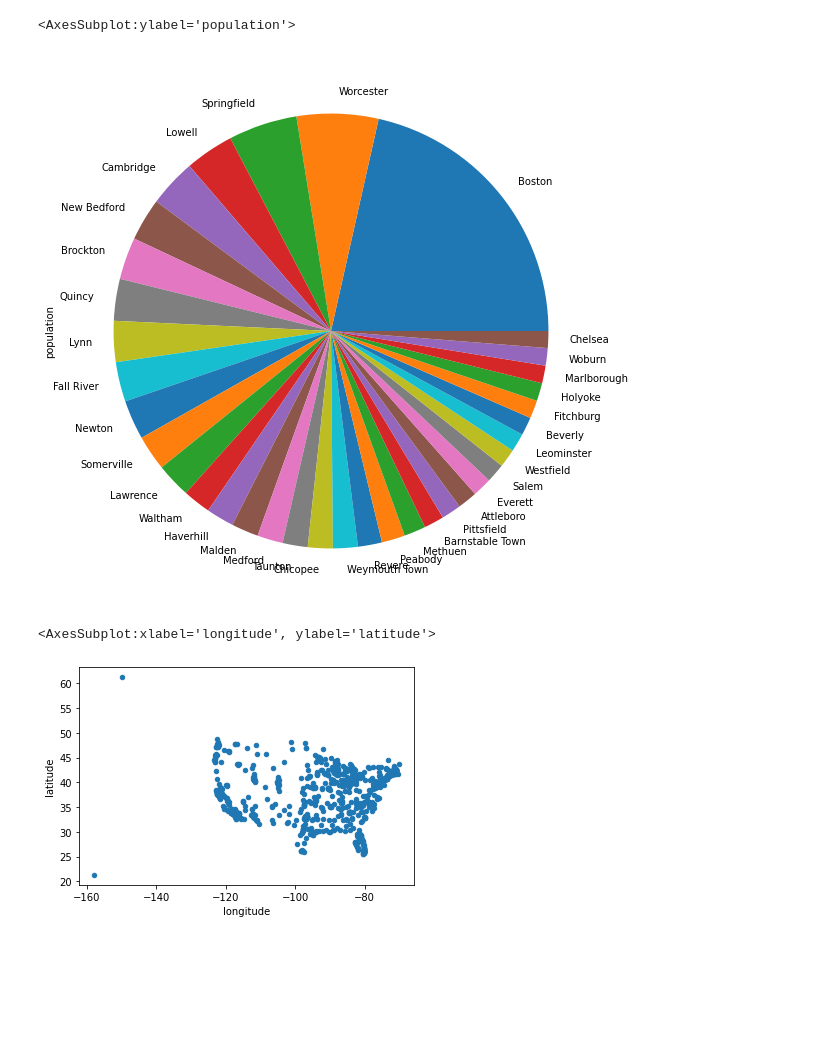
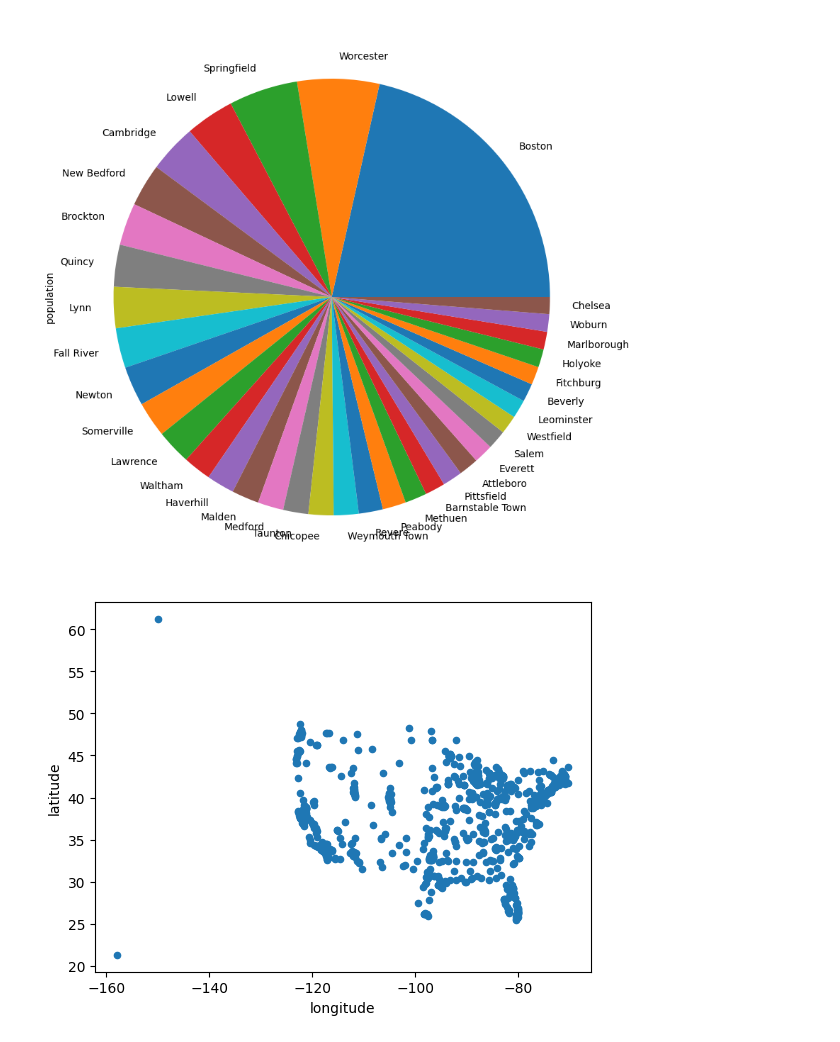
Before and after one commit to reuven/pandas-workout, a Jupyter notebook: chapter-10/Exercise 43 — Cities.ipynb, the cells around one changed output. Cells and saved outputs as stored; diff of their text form; code cells hidden in the pictures; blank space fills up the shorter version.

```diff
--- a/chapter-10/Exercise 43 — Cities.ipynb
+++ b/chapter-10/Exercise 43 — Cities.ipynb
@@ -31,15 +34,17 @@ df.loc[df['state']=='Pennsylvania', ['city','growth_from_2000_to_2013']].set_ind
 [figure]
 # %%
 # Create a pie plot from all Massachusetts cities, so that we can see the proportion that each city contributes to the overall population
-df.loc[df['state'] == 'Massachusetts', ['city','population']].set_index('city')['population'].plot.pie(figsize=(10,10))
+p = df.loc[df['state'] == 'Massachusetts', ['city','population']].set_index('city')['population'].plot.pie(figsize=(10,10))
+f = p.get_figure()
+f.savefig('../../media/CH10_F3_LERNER.jpg')
 # %% [output]
-<AxesSubplot:ylabel='population'>
-[figure, old version]
+[figure, new version]
 # %%
 # Create a scatter plot of the cities, with x being longitude and y latitude.
 # What does the resulting plot look like?
 
-df.plot.scatter(x='longitude', y='latitude')
+p = df.plot.scatter(x='longitude', y='latitude')
+f = p.get_figure()
+f.savefig('../../media/CH10_F4_LERNER.jpg')
 # %% [output]
-<AxesSubplot:xlabel='longitude', ylabel='latitude'>
-[figure, old version]
+[figure, new version]
```
Also changed, not shown: parts of 3 cells of this notebook, 11 other files.
